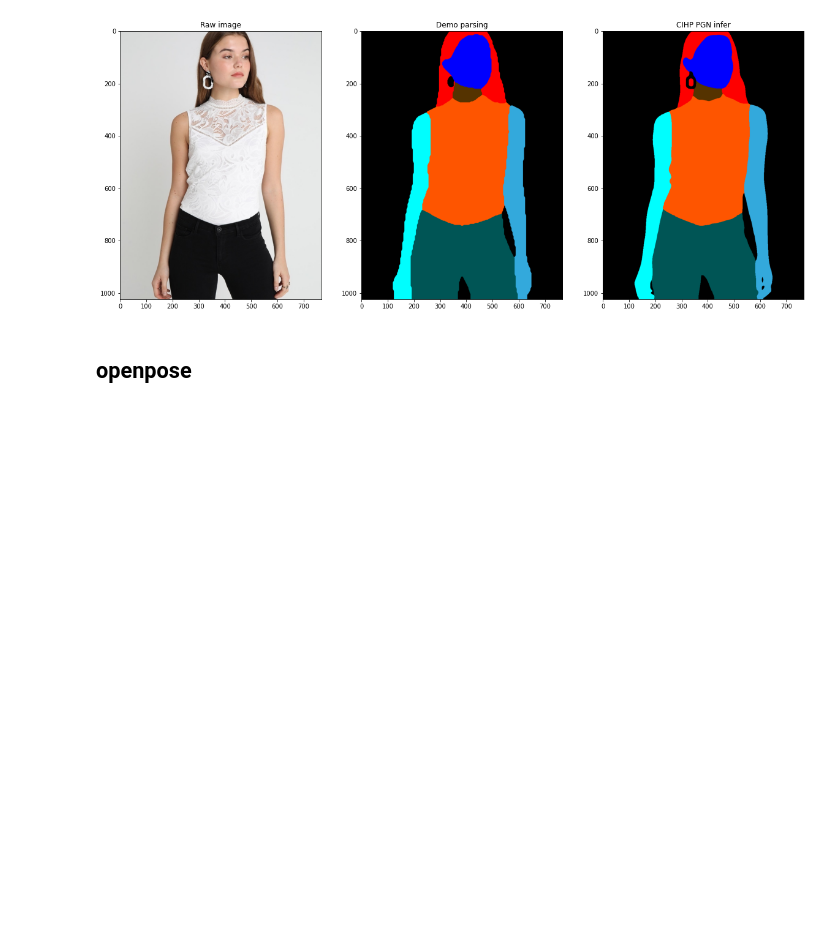
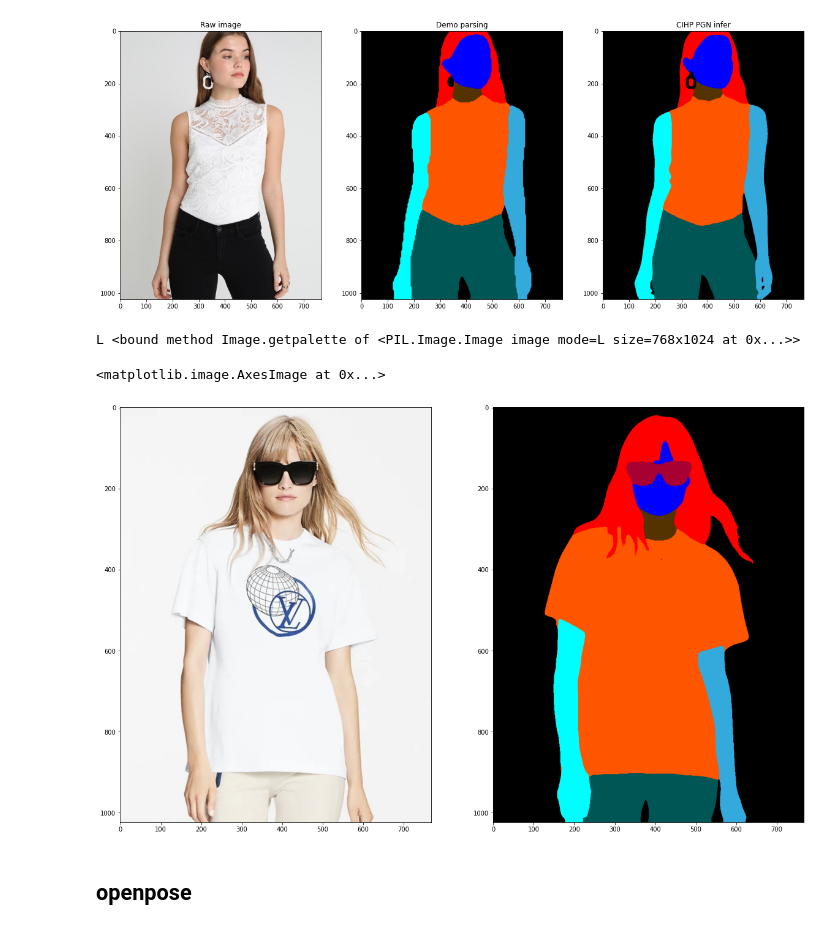
Before and after one commit to jiaqianjing/VITON-HD, a Jupyter notebook: analysis.ipynb, the cells around one changed output. Cells and saved outputs as stored; diff of their text form; code cells hidden in the pictures; blank space fills up the shorter version.

```diff
--- a/analysis.ipynb
+++ b/analysis.ipynb
@@ -295,6 +295,19 @@ plt.imshow(parse_02)
 # %% [output]
 <matplotlib.image.AxesImage at 0x...>
 [figure]
+# %%
+test = Image.open('./datasets/test/image-parse/m_00002.png').convert('L')
+print(test.mode, test.getpalette)
+test.putpalette(color_map)
+plt.figure(figsize=(20,15), dpi=72)
+plt.subplot(1,2,1)
+plt.imshow(Image.open('./datasets/test/image/m_00002.jpg'))
+plt.subplot(1,2,2)
+plt.imshow(test)
+# %% [output]
+L <bound method Image.getpalette of <PIL.Image.Image image mode=L size=768x1024 at 0x...>>
+<matplotlib.image.AxesImage at 0x...>
+[figure, added]
 # %% [markdown]
 ## openpose
 # %%
```
Also changed, not shown: parts of 2 cells of this notebook, 3 other files.
